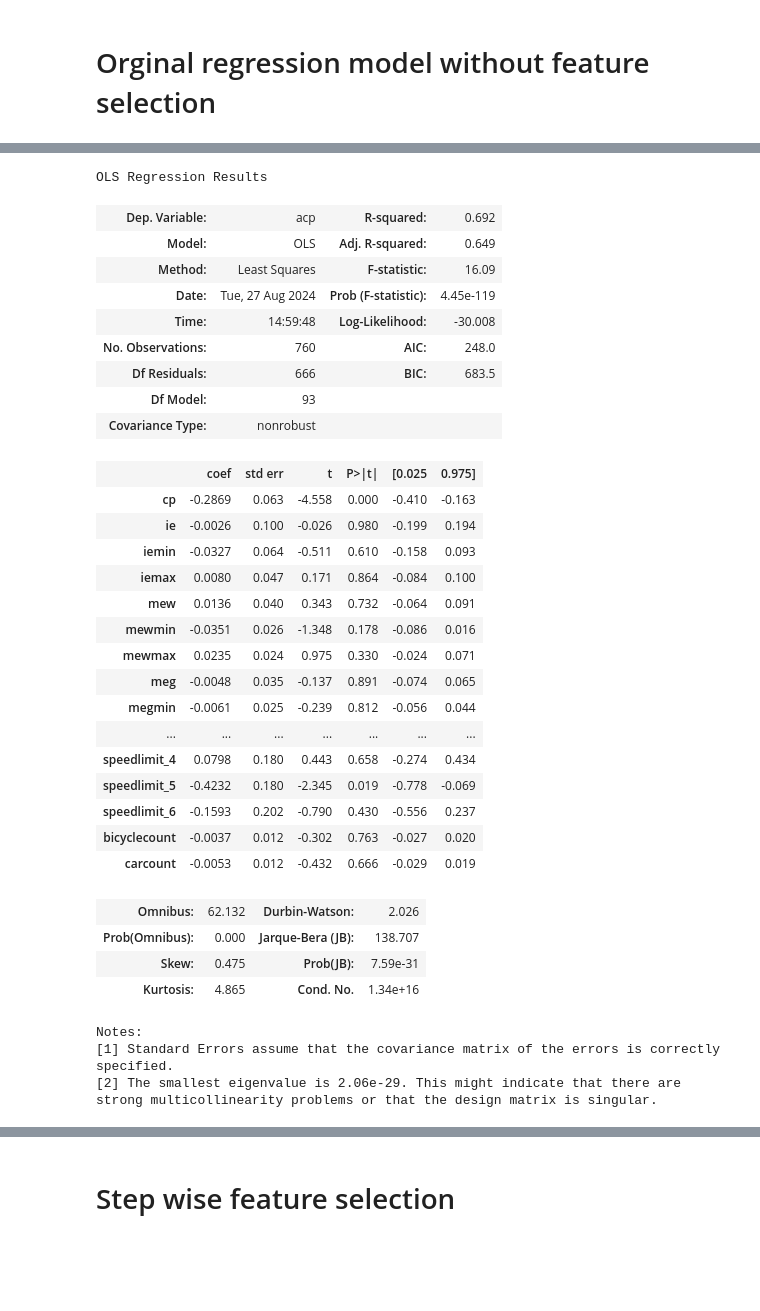
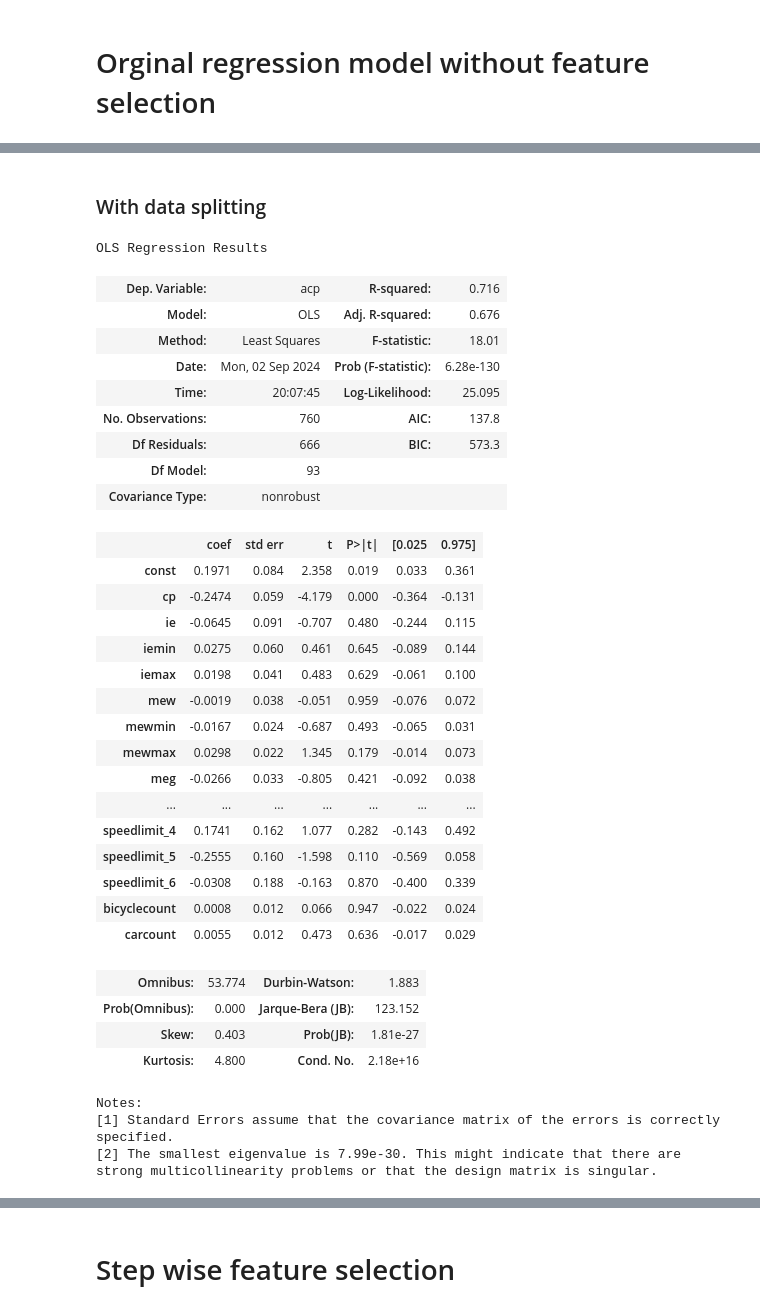
Before and after one commit to yeluH/MT_FI, a Jupyter notebook: Notebooks/0_Regression_presence_of_accident.ipynb, the cells around one changed output, grey strips where cells are left out. Drawn from its saved outputs; the diff is of its cells as text; code cells hidden in the pictures; blank space fills up the shorter version.

```diff
--- a/Notebooks/0_Regression_presence_of_accident.ipynb
+++ b/Notebooks/0_Regression_presence_of_accident.ipynb
@@ -241,0 +229,7 @@ x.shape
+# %%
+# OLS
+# With constant
+x_const = tools.add_constant(x)
+m00 = sm.OLS(y, x_const)
+r00 = m00.fit()
+r00.summary()
@@ -242,45 +318,47 @@ x.shape
+# %% [markdown]
+### With data splitting
 # %%
 # OLS
 X_train, X_test, y_train, y_test = train_test_split(
-        x, y,
+        x_const, y,
         test_size=0.3,
-        random_state=0)
+        random_state=3)
 
-m00 = sm.OLS(y_train, X_train)
-r00 = m00.fit()
-r00.summary()
+m00_split = sm.OLS(y_train, X_train)
+r00_split = m00_split.fit()
+r00_split.summary()
 # %% [output]
 OLS Regression Results
-| Dep. Variable: | acp | R-squared: | 0.692 |
-| Model: | OLS | Adj. R-squared: | 0.649 |
-| Method: | Least Squares | F-statistic: | 16.09 |
-| Date: | Tue, 27 Aug 2024 | Prob (F-statistic): | 4.45e-119 |
-| Time: | 14:59:48 | Log-Likelihood: | -30.008 |
-| No. Observations: | 760 | AIC: | 248.0 |
-| Df Residuals: | 666 | BIC: | 683.5 |
+| Dep. Variable: | acp | R-squared: | 0.716 |
+| Model: | OLS | Adj. R-squared: | 0.676 |
+| Method: | Least Squares | F-statistic: | 18.01 |
+| Date: | Mon, 02 Sep 2024 | Prob (F-statistic): | 6.28e-130 |
+| Time: | 20:07:45 | Log-Likelihood: | 25.095 |
+| No. Observations: | 760 | AIC: | 137.8 |
+| Df Residuals: | 666 | BIC: | 573.3 |
 | Df Model: | 93 |  |  |
 | Covariance Type: | nonrobust |  |  |
 |  | coef | std err | t | P>|t| | [0.025 | 0.975] |
-| cp | -0.2869 | 0.063 | -4.558 | 0.000 | -0.410 | -0.163 |
-| ie | -0.0026 | 0.100 | -0.026 | 0.980 | -0.199 | 0.194 |
-| iemin | -0.0327 | 0.064 | -0.511 | 0.610 | -0.158 | 0.093 |
-| iemax | 0.0080 | 0.047 | 0.171 | 0.864 | -0.084 | 0.100 |
-| mew | 0.0136 | 0.040 | 0.343 | 0.732 | -0.064 | 0.091 |
-| mewmin | -0.0351 | 0.026 | -1.348 | 0.178 | -0.086 | 0.016 |
-| mewmax | 0.0235 | 0.024 | 0.975 | 0.330 | -0.024 | 0.071 |
-| meg | -0.0048 | 0.035 | -0.137 | 0.891 | -0.074 | 0.065 |
-| megmin | -0.0061 | 0.025 | -0.239 | 0.812 | -0.056 | 0.044 |
+| const | 0.1971 | 0.084 | 2.358 | 0.019 | 0.033 | 0.361 |
+| cp | -0.2474 | 0.059 | -4.179 | 0.000 | -0.364 | -0.131 |
+| ie | -0.0645 | 0.091 | -0.707 | 0.480 | -0.244 | 0.115 |
+| iemin | 0.0275 | 0.060 | 0.461 | 0.645 | -0.089 | 0.144 |
+| iemax | 0.0198 | 0.041 | 0.483 | 0.629 | -0.061 | 0.100 |
+| mew | -0.0019 | 0.038 | -0.051 | 0.959 | -0.076 | 0.072 |
+| mewmin | -0.0167 | 0.024 | -0.687 | 0.493 | -0.065 | 0.031 |
+| mewmax | 0.0298 | 0.022 | 1.345 | 0.179 | -0.014 | 0.073 |
+| meg | -0.0266 | 0.033 | -0.805 | 0.421 | -0.092 | 0.038 |
 | ... | ... | ... | ... | ... | ... | ... |
-| speedlimit_4 | 0.0798 | 0.180 | 0.443 | 0.658 | -0.274 | 0.434 |
-| speedlimit_5 | -0.4232 | 0.180 | -2.345 | 0.019 | -0.778 | -0.069 |
-| speedlimit_6 | -0.1593 | 0.202 | -0.790 | 0.430 | -0.556 | 0.237 |
-| bicyclecount | -0.0037 | 0.012 | -0.302 | 0.763 | -0.027 | 0.020 |
-| carcount | -0.0053 | 0.012 | -0.432 | 0.666 | -0.029 | 0.019 |
+| speedlimit_4 | 0.1741 | 0.162 | 1.077 | 0.282 | -0.143 | 0.492 |
+| speedlimit_5 | -0.2555 | 0.160 | -1.598 | 0.110 | -0.569 | 0.058 |
+| speedlimit_6 | -0.0308 | 0.188 | -0.163 | 0.870 | -0.400 | 0.339 |
+| bicyclecount | 0.0008 | 0.012 | 0.066 | 0.947 | -0.022 | 0.024 |
+| carcount | 0.0055 | 0.012 | 0.473 | 0.636 | -0.017 | 0.029 |
-| Omnibus: | 62.132 | Durbin-Watson: | 2.026 |
-| Prob(Omnibus): | 0.000 | Jarque-Bera (JB): | 138.707 |
-| Skew: | 0.475 | Prob(JB): | 7.59e-31 |
-| Kurtosis: | 4.865 | Cond. No. | 1.34e+16 |
+| Omnibus: | 53.774 | Durbin-Watson: | 1.883 |
+| Prob(Omnibus): | 0.000 | Jarque-Bera (JB): | 123.152 |
+| Skew: | 0.403 | Prob(JB): | 1.81e-27 |
+| Kurtosis: | 4.800 | Cond. No. | 2.18e+16 |
 Notes:
 [1] Standard Errors assume that the covariance matrix of the errors is correctly specified.
-[2] The smallest eigenvalue is 2.06e-29. This might indicate that there are
+[2] The smallest eigenvalue is 7.99e-30. This might indicate that there are
 strong multicollinearity problems or that the design matrix is singular.
```
Also changed, not shown: parts of 21 cells of this notebook.
